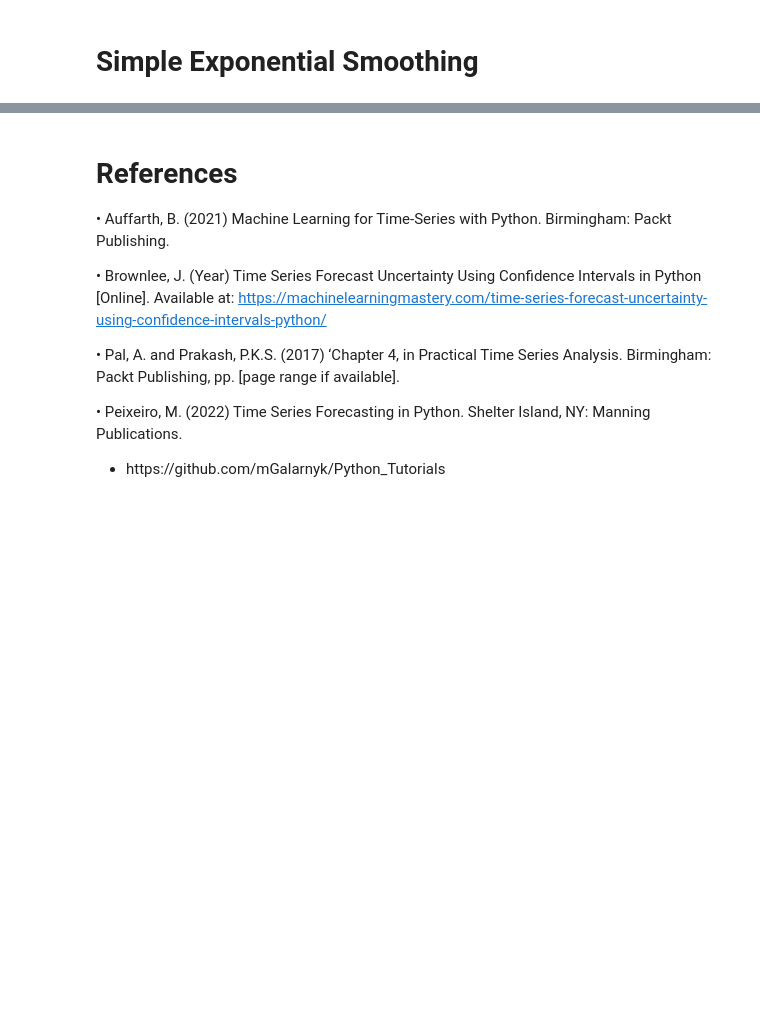
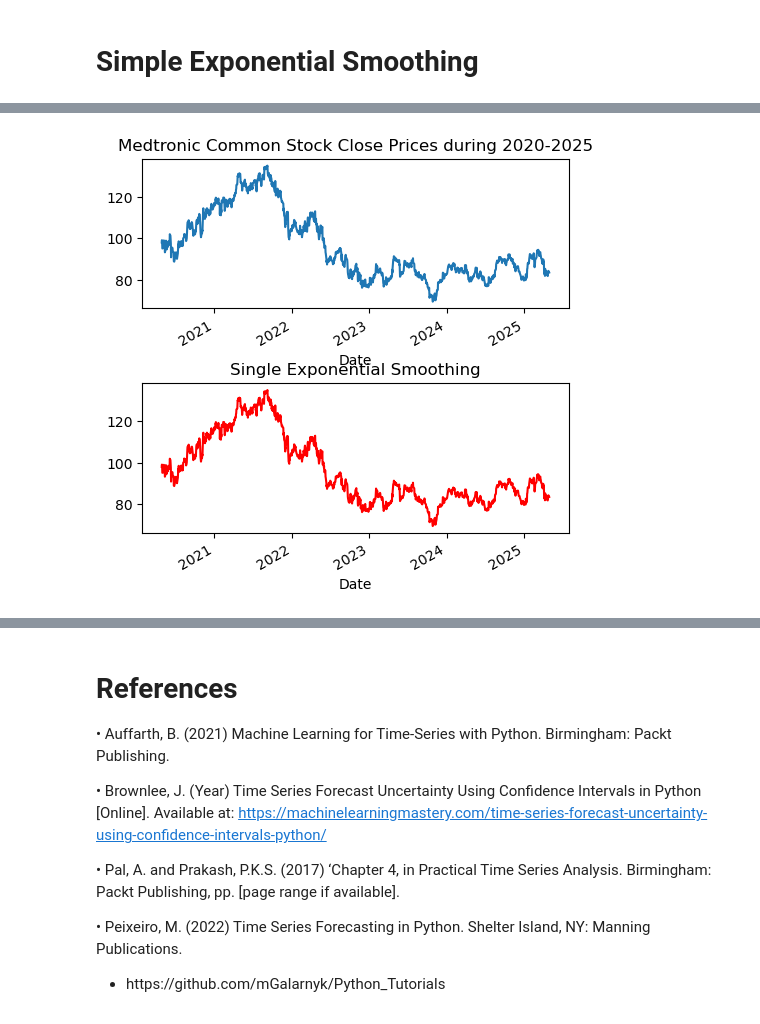
Before and after one commit to CCT-Dublin/capstone-project-JeissonSPreciado, a Jupyter notebook: MDT.ipynb, the cells around one changed output, grey strips where cells are left out. Saved outputs shown, nothing was run; the diff lists cells and outputs as text; code cells hidden in the pictures; blank space fills up the shorter version.

```diff
--- a/MDT.ipynb
+++ b/MDT.ipynb
@@ -954,6 +984,6 @@ mdto2.head()
 # %%
 # Add a new column (SES) in the dataframe
-mdto2['SES'] = es.single_exp_smoothing(mdto2['Close'], 0.99)
+mdt['SES'] = es.single_exp_smoothing(mdt['Close'], 0.99)
 
 # Display first five records
-mdto2
+mdt
@@ -960,17 +1005,19 @@ mdto2
 # %%
 # plot the above dataframe
 fig = plt.figure(figsize = (5.5, 5.5))
 ax = fig.add_subplot(2, 1, 1)
 fig.subplots_adjust(hspace = 0.5)
-mdto2['Close'].plot(ax = ax)
+mdt['Close'].plot(ax = ax)
 ax.set_title('Medtronic Common Stock Close Prices during 2020-2025')
 ax = fig.add_subplot(2, 1, 2)
-mdto2['SES'].plot(ax = ax, color = 'r')
+mdt['SES'].plot(ax = ax, color = 'r')
 ax.set_title('Single Exponential Smoothing')
 
 # Save the png file on your folder
 plt.savefig('_02_1.png', format = 'png', dpi = 300)
 plt.show()
+# %% [output]
+[figure, added]
 # %%
 import matplotlib.pyplot as plt
 
```
Also changed, not shown: parts of 16 cells of this notebook, 3 other files.
